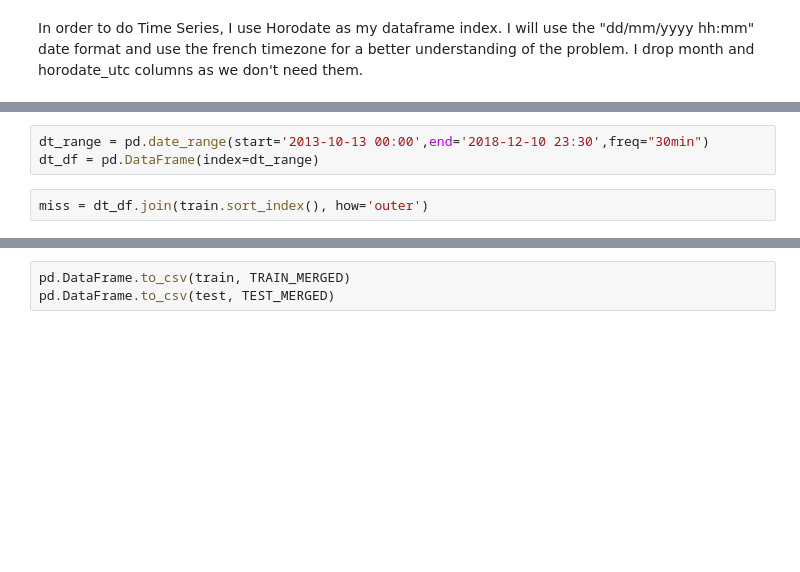
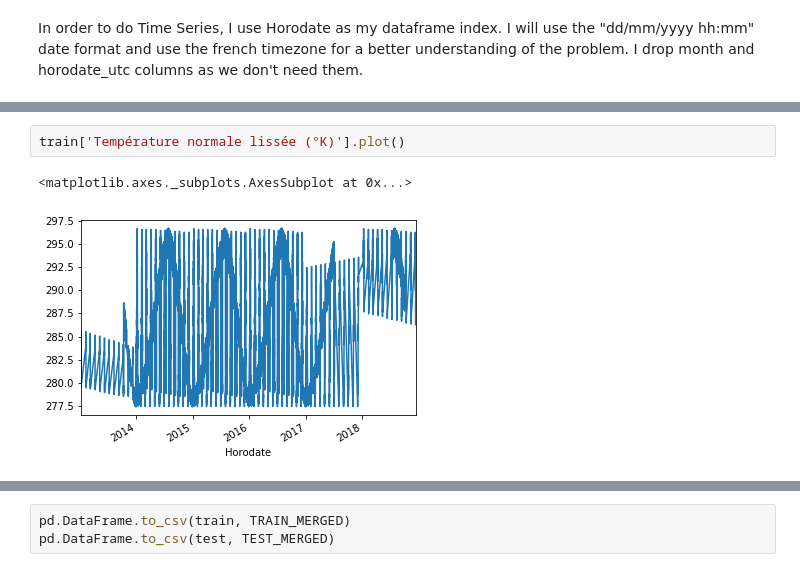
Before and after one commit to etnberz/enedis, a Jupyter notebook: notebooks/Data Processing.ipynb, the cells around one changed output, grey strips where cells are left out. Cells and saved outputs as stored; diff of their text form; blank space fills up the shorter version.

Commit message:
add time series cleaning to data processing

```diff
--- a/notebooks/Data Processing.ipynb
+++ b/notebooks/Data Processing.ipynb
@@ -131,5 +87,5 @@ DatetimeIndex(['2013-01-11 00:00:00', '2013-01-11 00:30:00',
-# %%
-dt_range = pd.date_range(start='2013-10-13 00:00',end='2018-12-10 23:30',freq="30min")
-dt_df = pd.DataFrame(index=dt_range)
-# %%
-miss = dt_df.join(train.sort_index(), how='outer')
+# %%
+train['Température normale lissée (°K)'].plot()
+# %% [output]
+<matplotlib.axes._subplots.AxesSubplot at 0x...>
+[figure, added]
```
Also changed, not shown: parts of 21 cells of this notebook, 2 other files.
